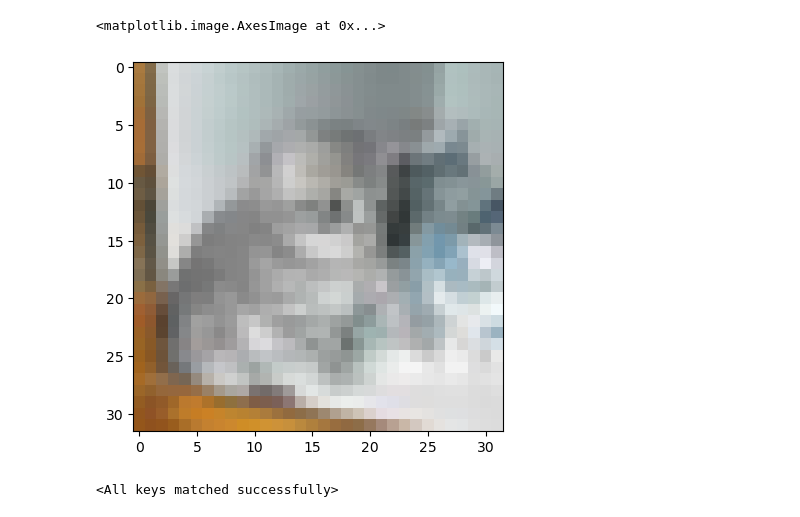
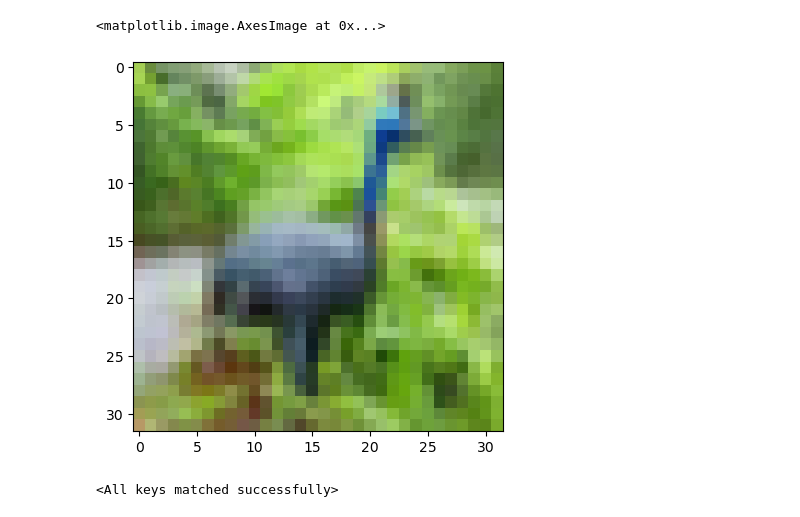
Before and after one commit to 647LiuSQ/Solving-Linear-Consistent-Inverse-Problem-via-Generalized-Inverse-Guided-Diffusion-Models, a Jupyter notebook: inverse_problem_colorization.ipynb, the cells around one changed output. Saved outputs shown, nothing was run; the diff lists cells and outputs as text; code cells hidden in the pictures.

```diff
--- a/inverse_problem_colorization.ipynb
+++ b/inverse_problem_colorization.ipynb
@@ -22,9 +21,9 @@ train_image_transform = train_image/255.0*2-1
 # %%
-source = torch.tensor(train_image_transform[36:37].transpose([0,3,1,2]).astype(np.float32))
-plt.imshow((source[0].numpy().transpose(1,2,0)+1.0)/2.0)
+source = torch.tensor(image_1000[6:7].transpose([0,3,1,2]).astype(np.float32)/255)
+plt.imshow(source[0].numpy().transpose(1,2,0))
 # %% [output]
 <matplotlib.image.AxesImage at 0x...>
-[figure, old version]
+[figure, new version]
 # %%
 model.load_state_dict(torch.load('cifar10_diffusion_without_class_model_epoch_10000_dataset_1000_sample_1000_time.pth'))
 # %% [output]
```
Also changed, not shown: parts of 4 cells of this notebook, 2 other files.
